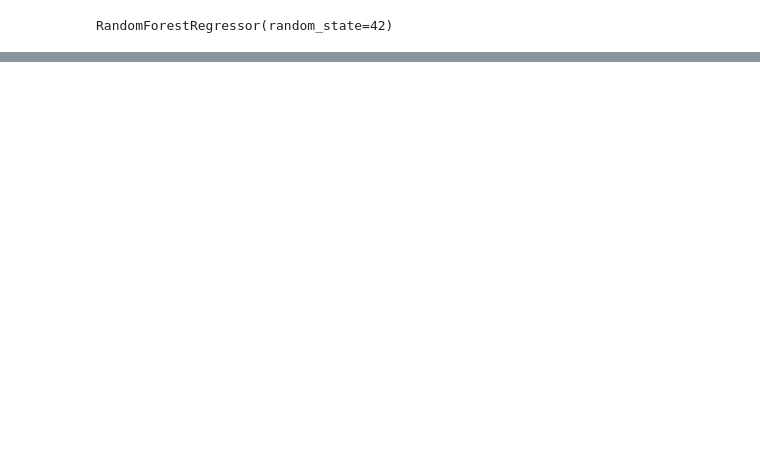
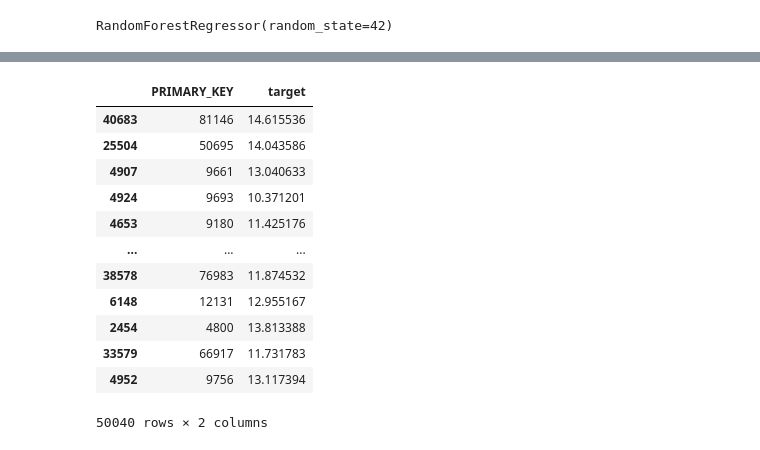
Before and after one commit to rinaaro/Machine-Learning-Project, a Jupyter notebook: attempt.ipynb, the cells around one changed output, grey strips where cells are left out. Cells and saved outputs as stored; diff of their text form; code cells hidden in the pictures; blank space fills up the shorter version.

```diff
--- a/attempt.ipynb
+++ b/attempt.ipynb
@@ -1180,5 +1280,4 @@ df_test_imputed = pipeline.transform(test_data_transformed)
 # %%
-test = df_test_imputed
 test = test.sort_values(by='JOB_42', ascending=False)
 test["JOB_42"] = pd.factorize(test["JOB_42"])[0]
 
@@ -1208,3 +1307,5 @@ test["labor_force_status"] = pd.factorize(test["labor_force_status"])[0]
 
 test = test.sort_values(by='emp_contract', ascending=False)
 test["emp_contract"] = pd.factorize(test["emp_contract"])[0]
+
+test = test.sort_values(by='PRIMARY_KEY', ascending=True)
@@ -1311,0 +1457,29 @@ print("RMSE on the test set:", root_mean_squared_error(Y_test, best_model_rf.pre
+# %%
+X_eval = test
+test_predictions = best_model_rf.predict(X_eval)  # Replace with your model's prediction method
+
+# Assuming 'PRIMARY_KEY' is a column in your test set
+# Create a DataFrame with PRIMARY_KEY and predicted target values
+predictions_df = pd.DataFrame({
+    'PRIMARY_KEY': X_eval['PRIMARY_KEY'],  # Replace 'PRIMARY_KEY' with the correct column name
+    'target': test_predictions
+})
+
+# Save the predictions to a CSV file
+predictions_df.to_csv('predictions.csv', index=False, sep=',', float_format='%.6f')  # Save with US decimal notation
+# %%
+predictions_df
+# %% [output]
+|  | PRIMARY_KEY | target |
+| 40683 | 81146 | 14.615536 |
+| 25504 | 50695 | 14.043586 |
+| 4907 | 9661 | 13.040633 |
+| 4924 | 9693 | 10.371201 |
+| 4653 | 9180 | 11.425176 |
+| ... | ... | ... |
+| 38578 | 76983 | 11.874532 |
+| 6148 | 12131 | 12.955167 |
+| 2454 | 4800 | 13.813388 |
+| 33579 | 66917 | 11.731783 |
+| 4952 | 9756 | 13.117394 |
+50040 rows × 2 columns
```
Also changed, not shown: parts of 41 cells of this notebook.
